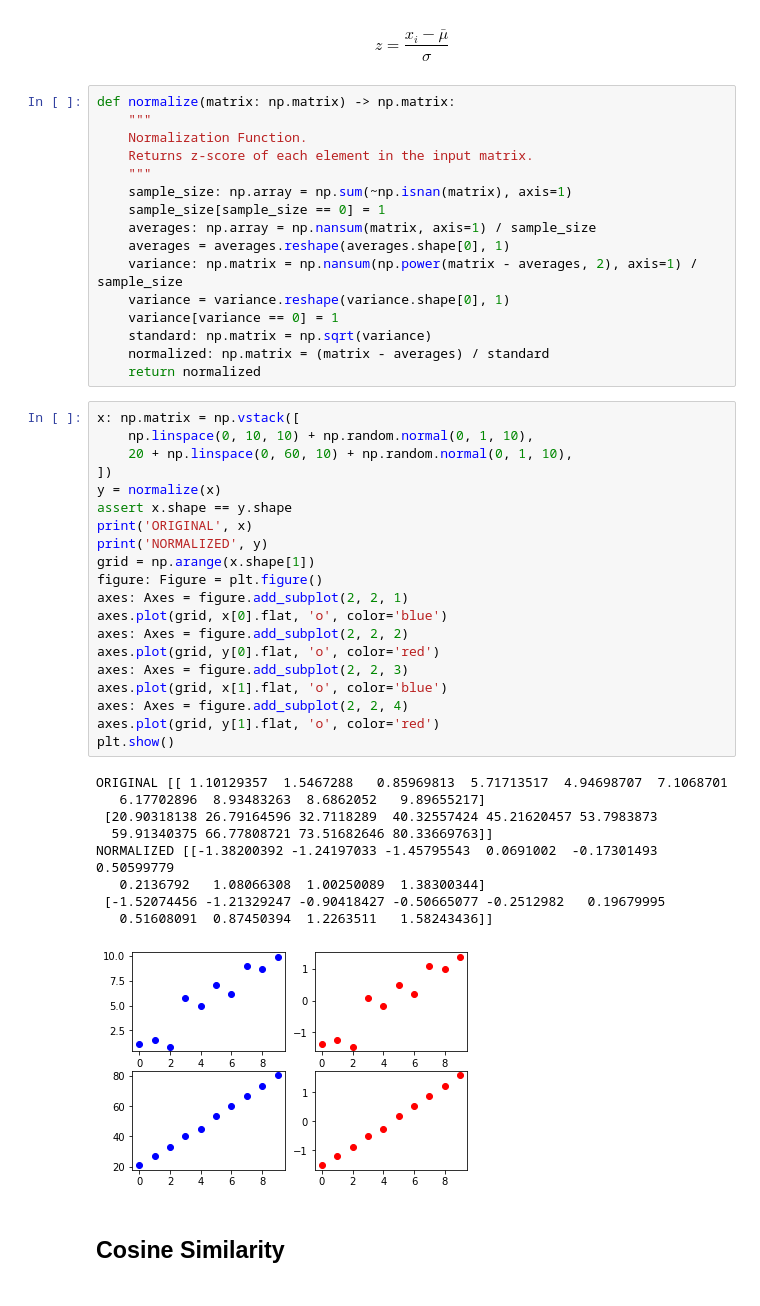
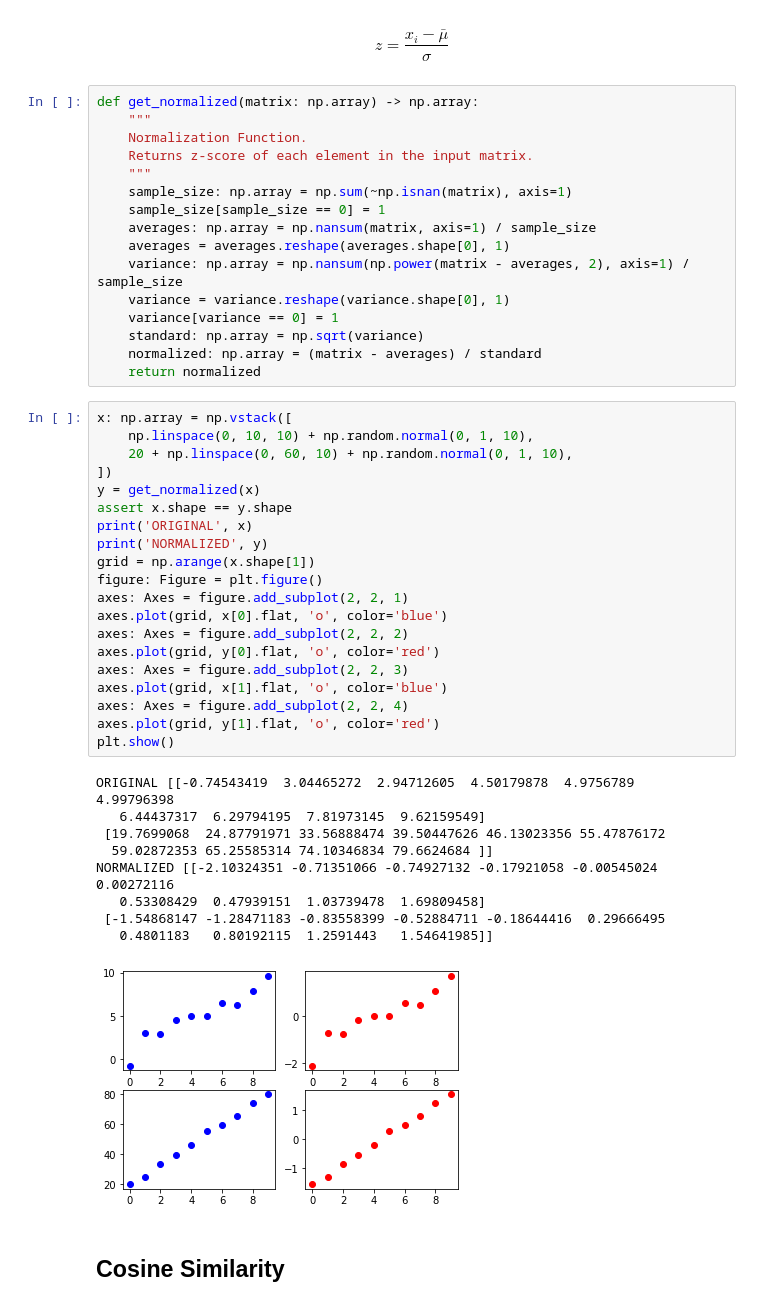
Before and after one commit to MartinCastroAlvarez/python-recommender-systems, a Jupyter notebook: memorybased.ipynb, the cells around one changed output. Cells and saved outputs as stored; diff of their text form.

```diff
--- a/memorybased.ipynb
+++ b/memorybased.ipynb
@@ -54,7 +54,7 @@ $$ σ^2 = \frac{\sum\limits^{^n}_{i=1} (x_i - \bar{\mu})^2}{n}	 $$
 # %% [markdown]
 $$ z = \frac{x_i - \bar{\mu}}{σ}	 $$
 # %%
-def normalize(matrix: np.matrix) -> np.matrix:
+def get_normalized(matrix: np.array) -> np.array:
     """
     Normalization Function.
     Returns z-score of each element in the input matrix.
@@ -63,42 +63,42 @@ def normalize(matrix: np.matrix) -> np.matrix:
     sample_size[sample_size == 0] = 1
     averages: np.array = np.nansum(matrix, axis=1) / sample_size
     averages = averages.reshape(averages.shape[0], 1)
-    variance: np.matrix = np.nansum(np.power(matrix - averages, 2), axis=1) / sample_size
+    variance: np.array = np.nansum(np.power(matrix - averages, 2), axis=1) / sample_size
     variance = variance.reshape(variance.shape[0], 1)
     variance[variance == 0] = 1
-    standard: np.matrix = np.sqrt(variance)
-    normalized: np.matrix = (matrix - averages) / standard
+    standard: np.array = np.sqrt(variance)
+    normalized: np.array = (matrix - averages) / standard
     return normalized
 # %%
-x: np.matrix = np.vstack([
+x: np.array = np.vstack([
     np.linspace(0, 10, 10) + np.random.normal(0, 1, 10),
     20 + np.linspace(0, 60, 10) + np.random.normal(0, 1, 10),
 ])
-y = normalize(x)
+y = get_normalized(x)
 assert x.shape == y.shape
 print('ORIGINAL', x)
 print('NORMALIZED', y)
 grid = np.arange(x.shape[1])
 figure: Figure = plt.figure()
 axes: Axes = figure.add_subplot(2, 2, 1)
 axes.plot(grid, x[0].flat, 'o', color='blue')
 axes: Axes = figure.add_subplot(2, 2, 2)
 axes.plot(grid, y[0].flat, 'o', color='red')
 axes: Axes = figure.add_subplot(2, 2, 3)
 axes.plot(grid, x[1].flat, 'o', color='blue')
 axes: Axes = figure.add_subplot(2, 2, 4)
 axes.plot(grid, y[1].flat, 'o', color='red')
 plt.show()
 # %% [output]
-ORIGINAL [[ 1.10129357  1.5467288   0.85969813  5.71713517  4.94698707  7.1068701
-   6.17702896  8.93483263  8.6862052   9.89655217]
- [20.90318138 26.79164596 32.7118289  40.32557424 45.21620457 53.7983873
-  59.91340375 66.77808721 73.51682646 80.33669763]]
-NORMALIZED [[-1.38200392 -1.24197033 -1.45795543  0.0691002  -0.17301493  0.50599779
-   0.2136792   1.08066308  1.00250089  1.38300344]
- [-1.52074456 -1.21329247 -0.90418427 -0.50665077 -0.2512982   0.19679995
-   0.51608091  0.87450394  1.2263511   1.58243436]]
+ORIGINAL [[-0.74543419  3.04465272  2.94712605  4.50179878  4.9756789   4.99796398
+   6.44437317  6.29794195  7.81973145  9.62159549]
+ [19.7699068  24.87791971 33.56888474 39.50447626 46.13023356 55.47876172
+  59.02872353 65.25585314 74.10346834 79.6624684 ]]
+NORMALIZED [[-2.10324351 -0.71351066 -0.74927132 -0.17921058 -0.00545024  0.00272116
+   0.53308429  0.47939151  1.03739478  1.69809458]
+ [-1.54868147 -1.28471183 -0.83558399 -0.52884711 -0.18644416  0.29666495
+   0.4801183   0.80192115  1.2591443   1.54641985]]
-[figure, old version]
+[figure, new version]
 # %% [markdown]
 ## Cosine Similarity
 # %% [markdown]
```
Also changed, not shown: parts of 26 cells of this notebook.
